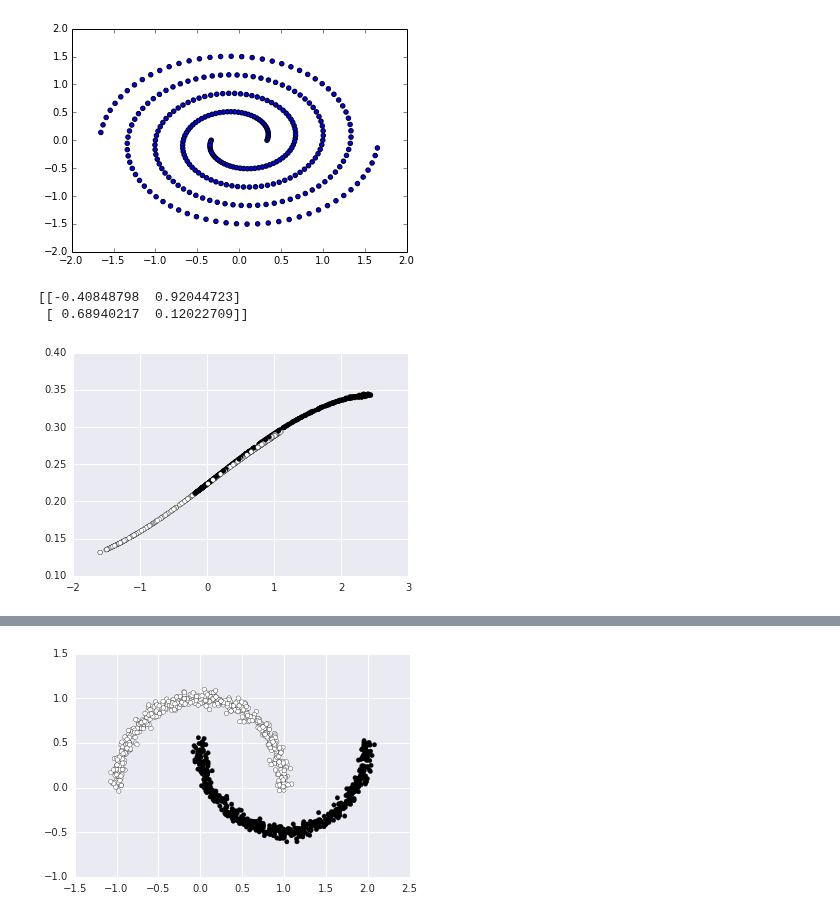
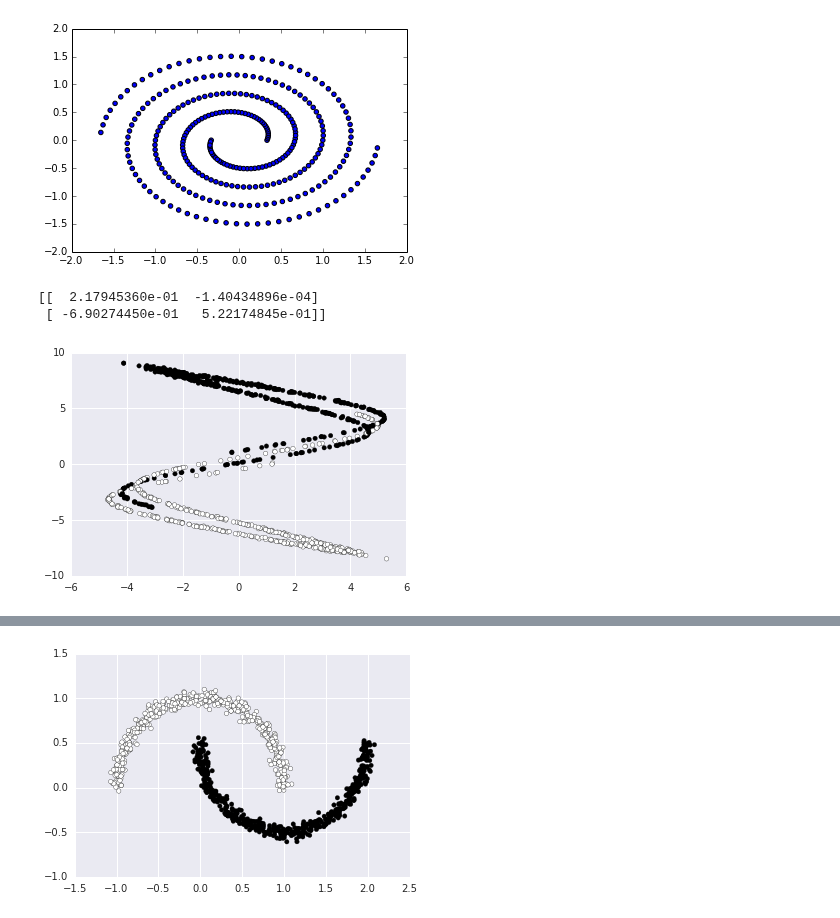
Before and after one commit to kudkudak/r2-learner, a Jupyter notebook: sketchbook.ipynb, the cells around one changed output, grey strips where cells are left out. Cells and saved outputs as stored; diff of their text form; code cells hidden in the pictures.

```diff
--- a/sketchbook.ipynb
+++ b/sketchbook.ipynb
@@ -187,18 +187,17 @@ class R2SVMLearner(BaseEstimator):
         Y = self.models_[-1].predict(X if self.depth == 1 else self.transf(X + self.beta * X_mod))
 
         return Y[0] if ravel else Y
-# %%
-model = R2SVMLearner(depth=10, cls_params={'C': 3, 'kernel': 'linear'})
-model.fit(X_moon, Y_moon)
-print model.W[0]
-# %% [output]
-[[-0.40848798  0.92044723]
- [ 0.68940217  0.12022709]]
 # %%
+X, Y = X_moon, Y_moon
+model = R2SVMLearner(depth=3, beta=4, cls_params={'C': 1000, 'kernel': 'linear'})
+model.fit(X, Y)
+print model.W[0]
 %matplotlib inline
 import matplotlib.pylab as plt
-plt.scatter(model.X_lin[-1][:,0], model.X_lin[-1][:,1], c=Y_moon)
+plt.scatter(model.X_lin[-1][:,0], model.X_lin[-1][:,1], c=Y)
 plt.show()
 # %% [output]
+[[  2.17945360e-01  -1.40434896e-04]
+ [ -6.90274450e-01   5.22174845e-01]]
-[figure, old version]
+[figure, new version]
 # %%
```
Also changed, not shown: parts of 1 cell of this notebook.
